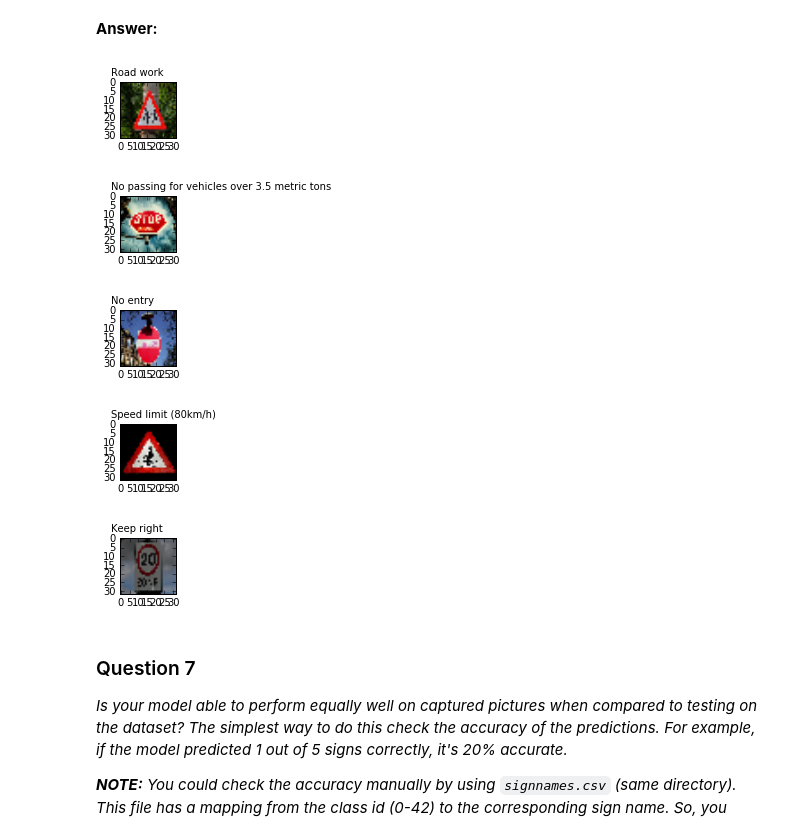
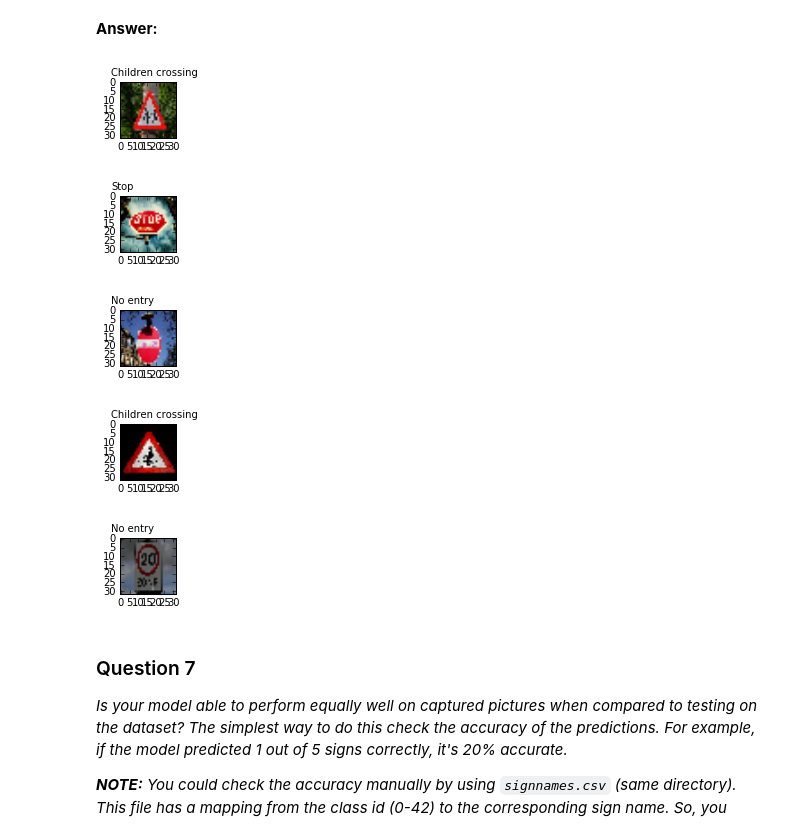
Before and after one commit to aakselrod/CarND-Traffic-Sign-Classifier-Project, a Jupyter notebook: Traffic_Sign_Classifier.ipynb, the cells around one changed output. Drawn from its saved outputs; the diff is of its cells as text; code cells hidden in the pictures.

```diff
--- a/Traffic_Sign_Classifier.ipynb
+++ b/Traffic_Sign_Classifier.ipynb
@@ -125,7 +125,10 @@ Use the code cell (or multiple code cells, if necessary) to implement the first
 ### Feel free to use as many code cells as needed.
 from sklearn.utils import shuffle
 
+X_train = (X_train.astype(np.float32) - 128) / 256
 X_train, y_train = shuffle(X_train, y_train)
+
+X_test = (X_test.astype(np.float32) - 128) / 256
 # %% [markdown]
 ### Question 1
 
@@ -153,21 +156,23 @@ y_train = y_train[0:n_train]
 # %%
 # This cell can be run multiple times to double the size of the training set by adding an identical set with random
 # brightness changes.
+# Using this method actually reduced the performance of the model so results are shown with this cell skipped.
+# To use, uncomment all the code.
 
 # Generate training data by randomly changing brightness of each image
-X_train_2 = [x * (float(random.gauss(0, .1))) for x in X_train]
+# X_train_2 = [(x + (x * (float(random.gauss(0, .1))))) for x in X_train]
 
-# Truncate values at min 0, max 1
-X_train_2 = np.fmax(X_train_2, 0)
-X_train_2 = np.fmin(X_train_2, 1)
+# Truncate values at min -0.5, max 0.5
+# X_train_2 = np.fmax(X_train_2, -0.5)
+# X_train_2 = np.fmin(X_train_2, 0.5)
 
 # Append the generated training data to the original array
-X_train = np.concatenate((X_train, X_train_2))
-y_train = np.concatenate((y_train, y_train))
-n_train *= 2
+# X_train = np.concatenate((X_train, X_train_2))
+# y_train = np.concatenate((y_train, y_train))
+# n_train *= 2
 
 # Shuffle training data again so the sets are mixed together
-X_train, y_train = shuffle(X_train, y_train)
+# X_train, y_train = shuffle(X_train, y_train)
 # %% [markdown]
 ### Question 2
 
@@ -253,7 +258,7 @@ _What does your final architecture look like? (Type of model, layers, sizes, con
 ### Feel free to use as many code cells as needed.
 
 # Hyperparameters
-EPOCHS=20
+EPOCHS=10
 BATCH_SIZE = 64
 rate = 0.001
 mu = 0
@@ -389,40 +394,42 @@ def getimg(url):
     return fromimage(Image.open(BytesIO(urlopen(url).read())).resize((32,32)), mode='RGB')
 
 
-images = [None]*5
+images = np.zeros((5, 32, 32, 3), np.uint8)
 
 ### All photos copyright by their respective owners and shared via Creative Commons
 ### No photos are distributed with this software; instead, it downloads them into memory to process
 
 # Photo at https://www.flickr.com/photos/alexpanoiu/4968450491/
 images[0] = getimg("https://c4.staticflickr.com/5/4153/4968450491_b0f5c4c54c_n.jpg")
 
 # Photo at https://www.flickr.com/photos/alexander_mueller_photolover/21314835873/
 images[1] = getimg("https://c2.staticflickr.com/6/5715/21314835873_fbc55200ba_n.jpg")
 
 # Photo at https://www.flickr.com/photos/woolamaloo_gazette/13987016745
 images[2] = getimg("https://c2.staticflickr.com/8/7456/13987016745_dcab785931_n.jpg")
 
 # Photo at https://www.flickr.com/photos/56380734@N05/6986126209
 images[3] = getimg("https://c2.staticflickr.com/8/7179/6986126209_52ac2b9140_n.jpg")
 
 # Photo at https://www.flickr.com/photos/tim_uk/7717086370
 images[4] = getimg("https://c3.staticflickr.com/9/8432/7717086370_a5a085ed0f_n.jpg")
 
+rescaled_images = (images.astype(np.float32) - 128) / 256
+
 with tf.Session() as sess:
     saver.restore(sess, tf.train.latest_checkpoint('.'))
-    predictions = sess.run(tf.argmax(logits, 1), feed_dict = {x: images, k: 1.0})
+    predictions = sess.run(tf.argmax(logits, 1), feed_dict = {x: rescaled_images, k: 1.0})
     for i in range(5):
         signname = classes[predictions[i]]
         plt.figure(figsize=(1, 1))
         plt.suptitle(signname, x = 0, y = 1.1, horizontalalignment = 'left')
         plt.imshow(images[i])
 # %% [output]
-[figure, old version]
+[figure, new version]
-[figure, old version]
+[figure, new version]
 [figure]
-[figure, old version]
+[figure, new version]
-[figure, old version]
+[figure, new version]
 # %% [markdown]
 ### Question 7
 
```
Also changed, not shown: parts of 11 cells of this notebook, 1 other file.
